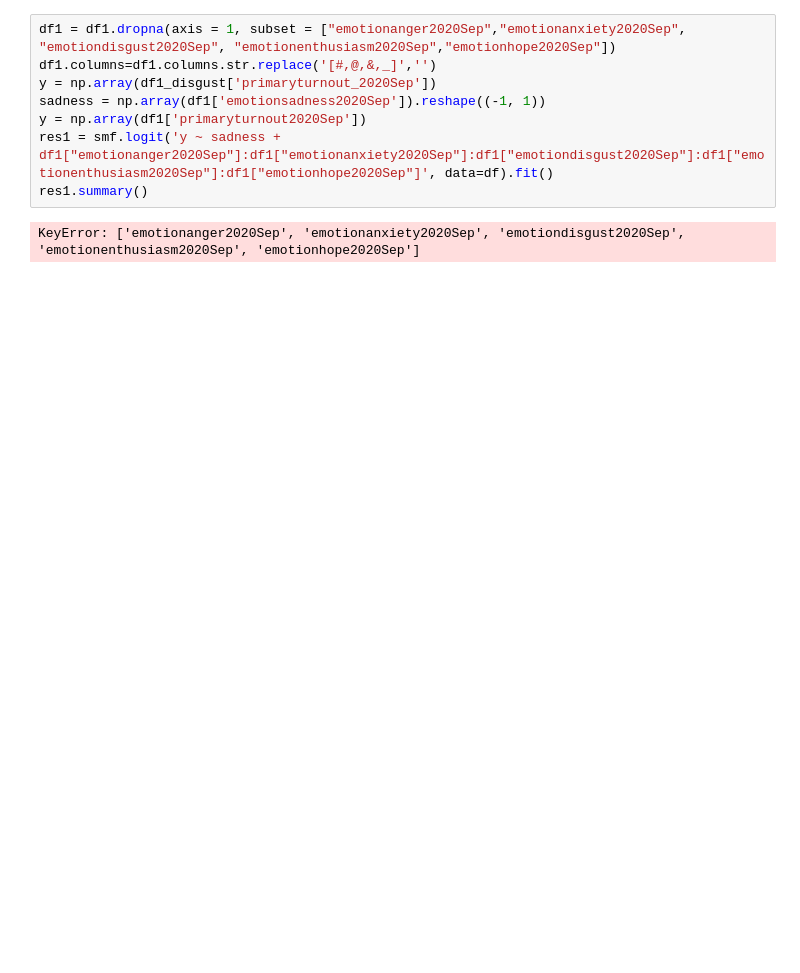
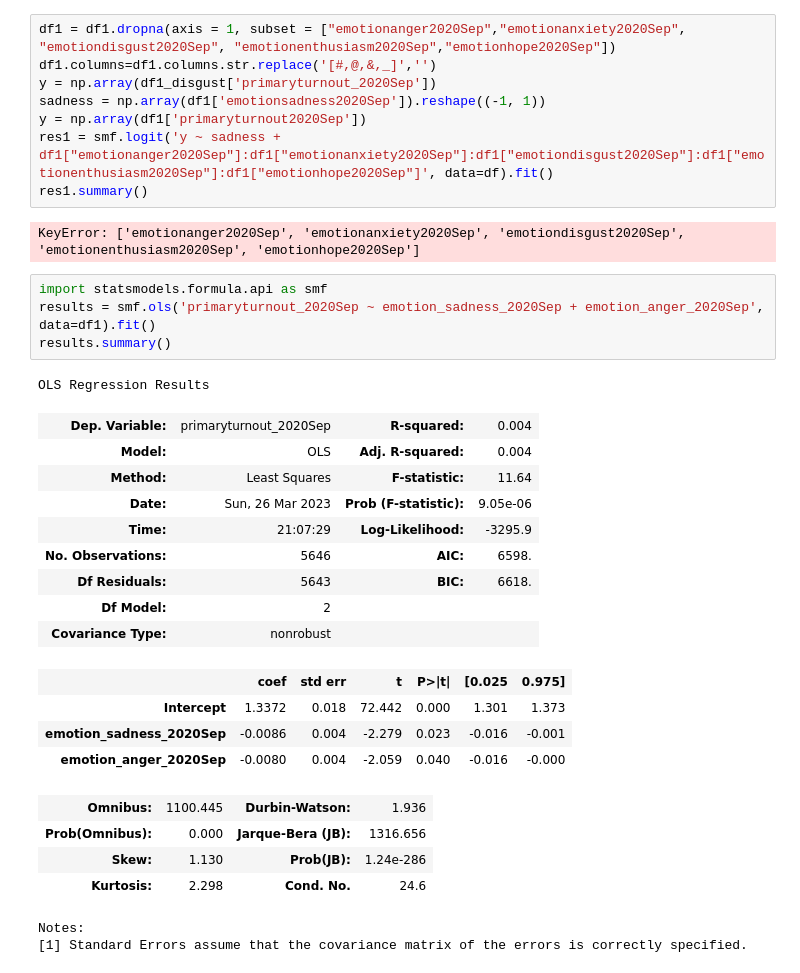
Before and after one commit to wdneff2/steur_research, a Jupyter notebook: research.ipynb, the cells around one changed output. Cells and saved outputs as stored; diff of their text form; blank space fills up the shorter version.

```diff
--- a/research.ipynb
+++ b/research.ipynb
@@ -858,3 +856,28 @@ res1 = smf.logit('y ~ sadness + df1["emotionanger2020Sep"]:df1["emotionanxiety20
 res1.summary()
 # %% [output]
 KeyError: ['emotionanger2020Sep', 'emotionanxiety2020Sep', 'emotiondisgust2020Sep', 'emotionenthusiasm2020Sep', 'emotionhope2020Sep']
+# %%
+import statsmodels.formula.api as smf
+results = smf.ols('primaryturnout_2020Sep ~ emotion_sadness_2020Sep + emotion_anger_2020Sep', data=df1).fit()
+results.summary()
+# %% [output]
+OLS Regression Results
+| Dep. Variable: | primaryturnout_2020Sep | R-squared: | 0.004 |
+| Model: | OLS | Adj. R-squared: | 0.004 |
+| Method: | Least Squares | F-statistic: | 11.64 |
+| Date: | Sun, 26 Mar 2023 | Prob (F-statistic): | 9.05e-06 |
+| Time: | 21:07:29 | Log-Likelihood: | -3295.9 |
+| No. Observations: | 5646 | AIC: | 6598. |
+| Df Residuals: | 5643 | BIC: | 6618. |
+| Df Model: | 2 |  |  |
+| Covariance Type: | nonrobust |  |  |
+|  | coef | std err | t | P>|t| | [0.025 | 0.975] |
+| Intercept | 1.3372 | 0.018 | 72.442 | 0.000 | 1.301 | 1.373 |
+| emotion_sadness_2020Sep | -0.0086 | 0.004 | -2.279 | 0.023 | -0.016 | -0.001 |
+| emotion_anger_2020Sep | -0.0080 | 0.004 | -2.059 | 0.040 | -0.016 | -0.000 |
+| Omnibus: | 1100.445 | Durbin-Watson: | 1.936 |
+| Prob(Omnibus): | 0.000 | Jarque-Bera (JB): | 1316.656 |
+| Skew: | 1.130 | Prob(JB): | 1.24e-286 |
+| Kurtosis: | 2.298 | Cond. No. | 24.6 |
+Notes:
+[1] Standard Errors assume that the covariance matrix of the errors is correctly specified.
```
Also changed, not shown: parts of 9 cells of this notebook.
